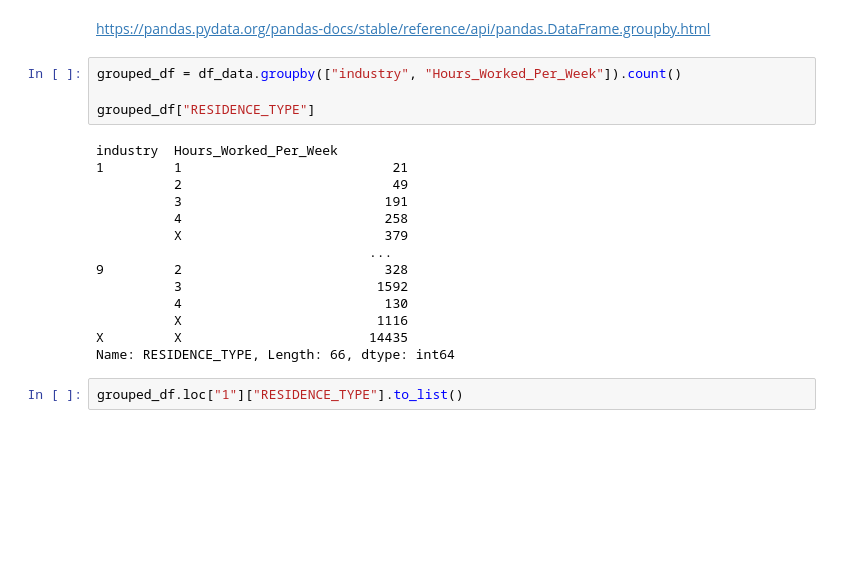
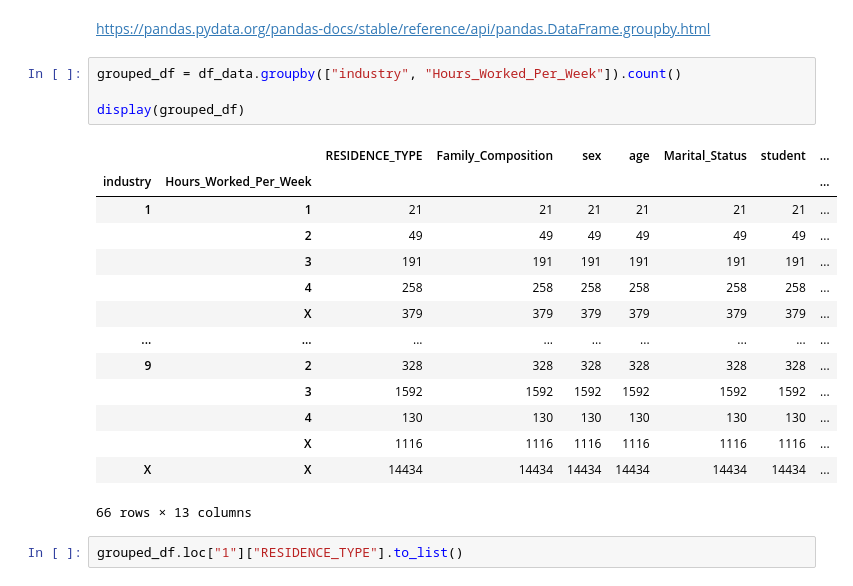
Before and after one commit to awesometillman/census, a Jupyter notebook: notebooks/notebook.ipynb, the cells around one changed output. Saved outputs shown, nothing was run; the diff lists cells and outputs as text; blank space fills up the shorter version.

```diff
--- a/notebooks/notebook.ipynb
+++ b/notebooks/notebook.ipynb
@@ -246,21 +246,22 @@ https://pandas.pydata.org/pandas-docs/stable/reference/api/pandas.DataFrame.grou
 # %%
 grouped_df = df_data.groupby(["industry", "Hours_Worked_Per_Week"]).count()
 
-grouped_df["RESIDENCE_TYPE"]
+display(grouped_df)
 # %% [output]
+|  |  | RESIDENCE_TYPE | Family_Composition | sex | age | Marital_Status | student | ... |
+| industry | Hours_Worked_Per_Week |  |  |  |  |  |  | ... |
+| 1 | 1 | 21 | 21 | 21 | 21 | 21 | 21 | ... |
+|  | 2 | 49 | 49 | 49 | 49 | 49 | 49 | ... |
+|  | 3 | 191 | 191 | 191 | 191 | 191 | 191 | ... |
+|  | 4 | 258 | 258 | 258 | 258 | 258 | 258 | ... |
+|  | X | 379 | 379 | 379 | 379 | 379 | 379 | ... |
+| ... | ... | ... | ... | ... | ... | ... | ... | ... |
+| 9 | 2 | 328 | 328 | 328 | 328 | 328 | 328 | ... |
+|  | 3 | 1592 | 1592 | 1592 | 1592 | 1592 | 1592 | ... |
+|  | 4 | 130 | 130 | 130 | 130 | 130 | 130 | ... |
+|  | X | 1116 | 1116 | 1116 | 1116 | 1116 | 1116 | ... |
+| X | X | 14434 | 14434 | 14434 | 14434 | 14434 | 14434 | ... |
-industry  Hours_Worked_Per_Week
-1         1                           21
-          2                           49
-          3                          191
-          4                          258
-          X                          379
-                                   ...
-9         2                          328
-          3                         1592
-          4                          130
-          X                         1116
-X         X                        14435
-Name: RESIDENCE_TYPE, Length: 66, dtype: int64
+66 rows × 13 columns
 # %%
 grouped_df.loc["1"]["RESIDENCE_TYPE"].to_list()
 # %% [output]
```
Also changed, not shown: parts of 6 cells of this notebook, 1 other file.
